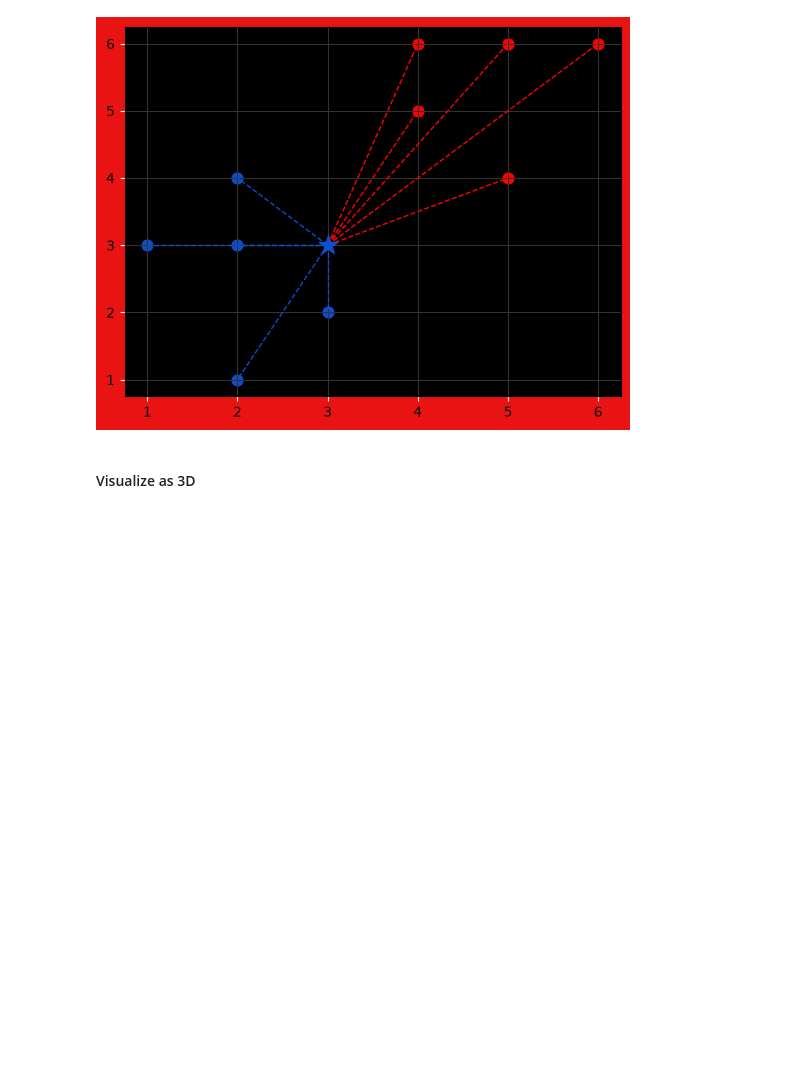
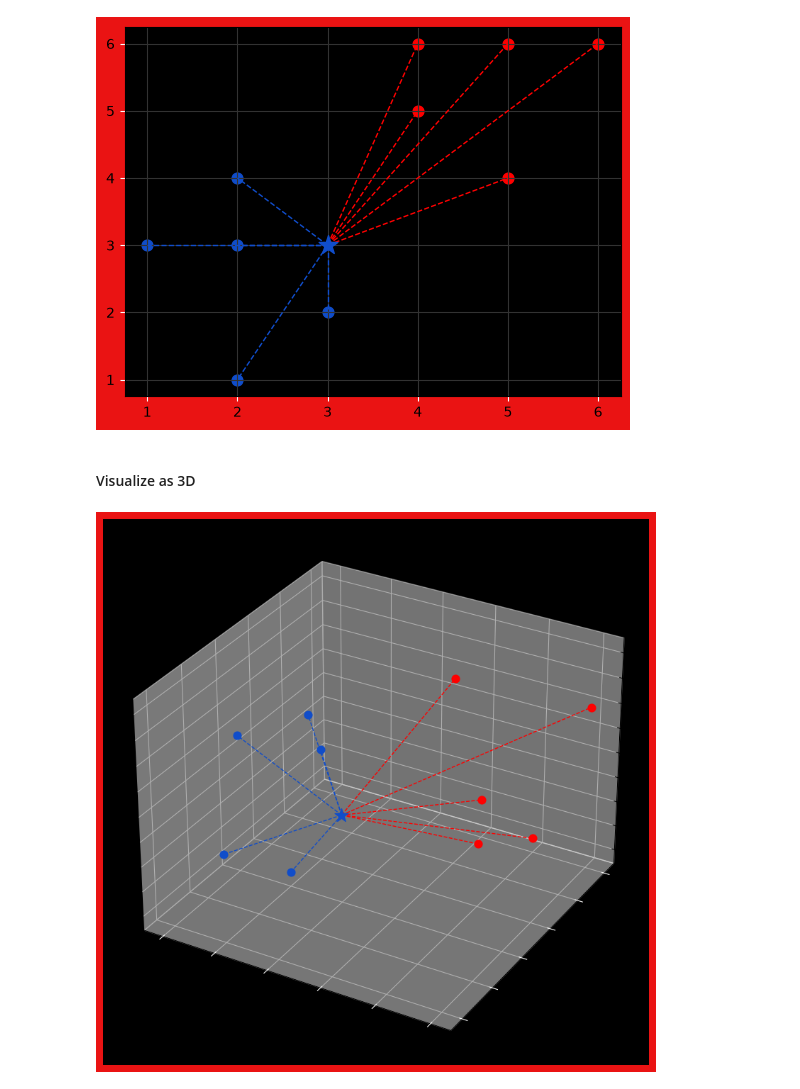
Before and after one commit to auranightsky/KNN_from_scratch, a Jupyter notebook: knn_with_numpy.ipynb, the cells around one changed output. Cells and saved outputs as stored; diff of their text form; code cells hidden in the pictures; blank space fills up the shorter version.

```diff
--- a/knn_with_numpy.ipynb
+++ b/knn_with_numpy.ipynb
@@ -42,3 +42,10 @@ points = {
 
 # test point
 new_point =[3,3]
+
+points2 = {
+    "blue": [[2, 4, 5], [1, 3, 6], [2, 3, 1], [3, 2, 9], [2, 1, 4]],
+    "red": [[5, 6, 1], [4, 5, 8], [4, 6, 2], [6, 6, 7], [5, 4, 3]]
+}
+
+new_point2 =[3,3,4]
@@ -166,3 +171,70 @@ plt.show()
 [figure]
 # %% [markdown]
 #### Visualize as 3D
+# %%
+
+# Create 3D Axes
+fig = plt.figure(figsize=(10, 10))
+ax = fig.add_subplot(projection="3d")
+
+# True: show the grid
+ax.grid(True, color="#323232")
+# set_facecolor: Making the background black (inside with the grid)
+ax.set_facecolor("black")
+# set the overall background (outside)
+ax.figure.set_facecolor("#EA1313")
+
+# Changing the axis colors
+ax.tick_params(axis="x", color="white")
+ax.tick_params(axis="y", color="white")
+
+# drawing blue points
+for point in points2['blue']:
+    # suppose point = (3, 7) => point[0]= 3, point[1]= 7, Plot a point at x = 3, y = 7
+    # s=60 -> controls the point size.
+    ax.scatter(point[0], point[1], point[2], color="#104DCA", s=60)
+
+# drawing red points
+for point in points2['red']:
+    ax.scatter(point[0], point[1], point[2], color="#FF0000", s=60)
+
+clf.fit(points2)
+new_class = clf.predict(new_point2)
+
+color = "#FF0000" if new_class == "red" else "#104DCA"
+
+# Drawing the new point
+ax.scatter(
+    new_point2[0],
+    new_point2[1],
+    new_point2[2],
+    color=color,
+    marker="*",
+    s=200,
+    zorder=100
+)
+
+# drawing lines
+for point in points2['blue']:
+    ax.plot(
+        [new_point2[0], point[0]],
+        [new_point2[1], point[1]],
+        [new_point2[2], point[2]],
+        color="#104DCA",
+        linestyle="--",
+        linewidth=1
+    )
+
+for point in points2['red']:
+    ax.plot(
+        [new_point2[0], point[0]],
+        [new_point2[1], point[1]],
+        [new_point2[2], point[2]],
+        color="#FF0000",
+        linestyle="--",
+        linewidth=1
+    )
+
+plt.show()
+# %% [output]
+[figure, added]
```
Also changed, not shown: parts of 1 cell of this notebook.
